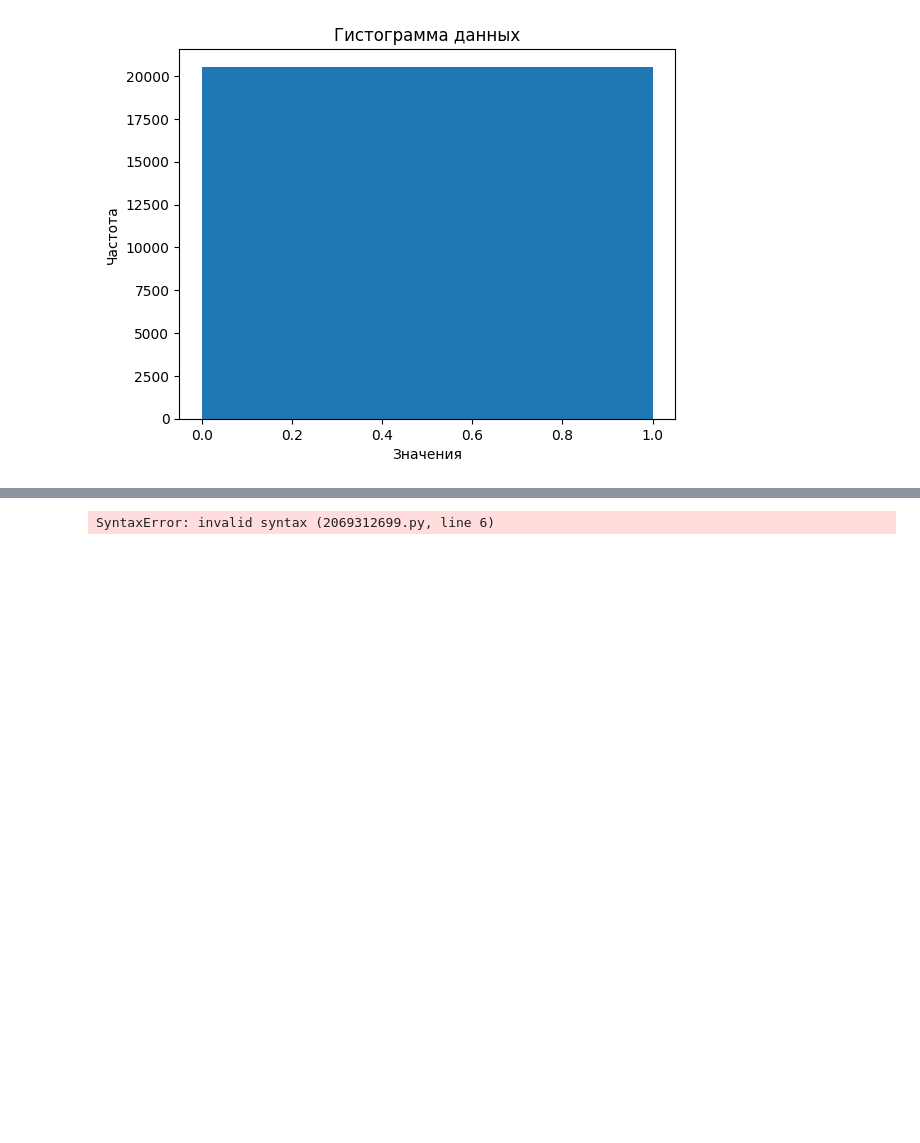
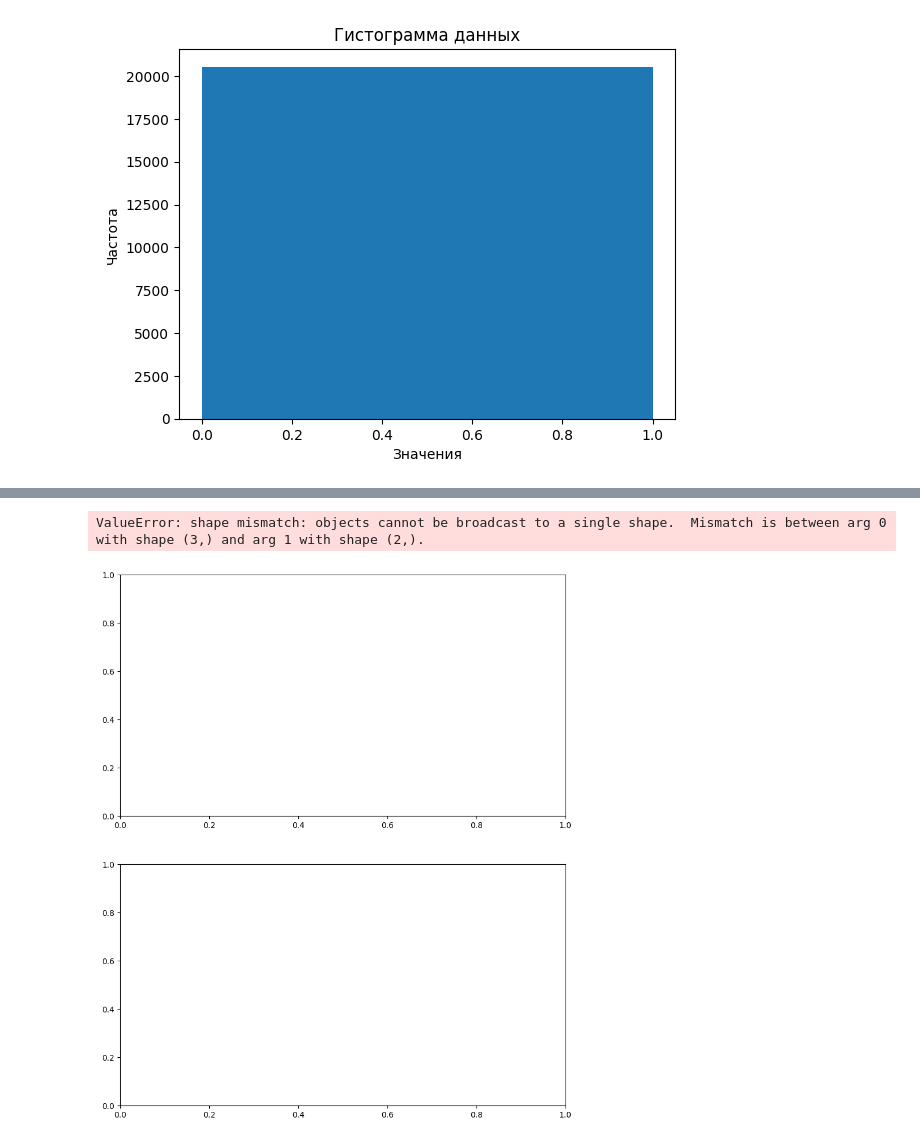
Before and after one commit to Ghostikxd/4.1_labs, a Jupyter notebook: SII/lab2/lab2.ipynb, the cells around one changed output, grey strips where cells are left out. Drawn from its saved outputs; the diff is of its cells as text; code cells hidden in the pictures; blank space fills up the shorter version.

```diff
--- a/SII/lab2/lab2.ipynb
+++ b/SII/lab2/lab2.ipynb
@@ -385,27 +434,27 @@ Accuracy_ElasticNet_test: 0.6258154025898159
 # %%
-before regularization
+before after regularization
 
 Accuracy on train (LL_train_oversampled): 0.613753704737769
 Accuracy on test (LL_test_oversampled): 0.6121604517573751
 Accuracy on train (CE_train_oversampled): 0.613753704737769
 Accuracy on test (CE_test_oversampled): 0.6121604517573751
 
 F1 Score train: 0.5763511985526911
 F1 Score test: 0.5759075907590758
 
 after regularization
-
 f1_L1_train: 0.5978641117233867
 Accuracy_L1_train: 0.6257291353464198
 f1_L1_test: 0.6011979166666667
 Accuracy_L1_test: 0.6272514847629247
 f1_L2_train: 0.5951377693947996
 Accuracy_L2_train: 0.6256732958206263
 f1_L2_test: 0.5959611854183058
 Accuracy_L2_test: 0.6250121701879077
 f1_ElasticNet_train: 0.5919792628232025
 Accuracy_ElasticNet_train: 0.6240797216614407
 f1_ElasticNet_test: 0.5962498030358737
 Accuracy_ElasticNet_test: 0.6257910622140006
 # %% [output]
-SyntaxError: invalid syntax (2069312699.py, line 6)
+ValueError: shape mismatch: objects cannot be broadcast to a single shape.  Mismatch is between arg 0 with shape (3,) and arg 1 with shape (2,).
+[figure, added]
```
Also changed, not shown: parts of 2 cells of this notebook.
